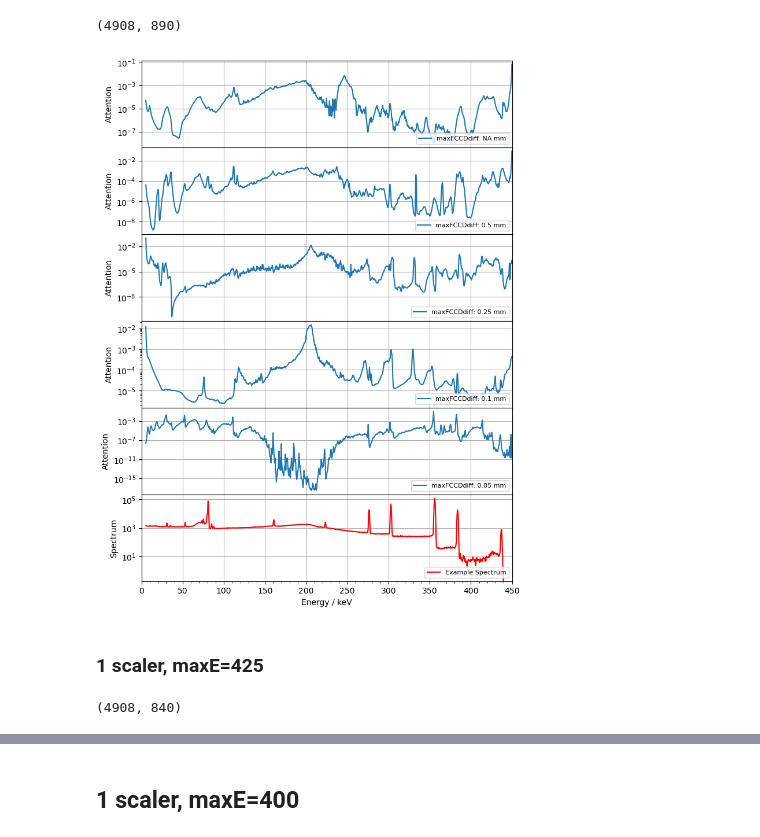
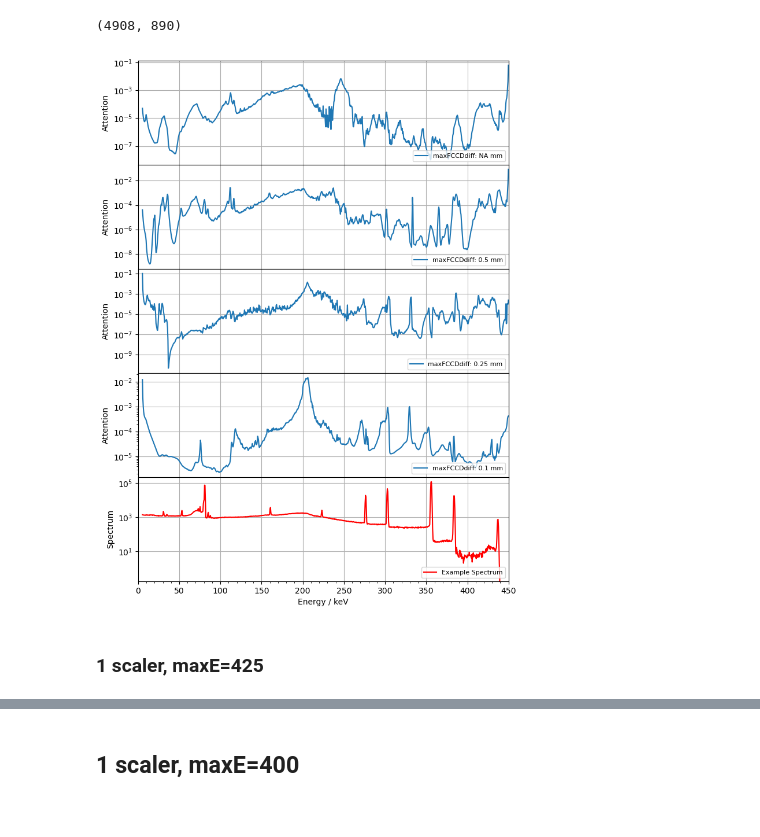
Before and after one commit to abialexander/RNN_DeadLayerFit, a Jupyter notebook: RNNperformance_RealData.ipynb, the cells around one changed output, grey strips where cells are left out. Saved outputs shown, nothing was run; the diff lists cells and outputs as text; code cells hidden in the pictures.

```diff
--- a/RNNperformance_RealData.ipynb
+++ b/RNNperformance_RealData.ipynb
@@ -142,19 +142,17 @@ train_loader, test_loader, dataset = load_data(BATCH_SIZE, size=dataset_size, pa
 # %% [output]
 (4908, 890)
 # %%
-maxFCCDdiff_list = ["NA", 0.5, 0.25, 0.1, 0.05]
-NUM_EPOCHS_list = [20,20,20,20, 20]
-compare_attention(maxFCCDdiff_list, NUM_EPOCHS_list, test_loader, RNN_ID_start="RNN_MC2DLF1")
+maxFCCDdiff_list = ["NA", 0.5, 0.25, 0.1]
+NUM_EPOCHS_list = [20,20,20,20]
+compare_attention(maxFCCDdiff_list, NUM_EPOCHS_list, test_loader, RNN_ID_start="RNN_MC2DLF1", savePlots=True)
 # %% [output]
-[figure, old version]
+[figure, new version]
 # %% [markdown]
 ### 1 scaler, maxE=425
 # %%
-#load full dataset - just need a spectrum for the attention plot
-dataset_size = 10000 #10000
-BATCH_SIZE = 4
-train_loader_maxE425, test_loader_maxE425, dataset_maxE425 = load_data(BATCH_SIZE, size=dataset_size,
-                                                                       path_MC2 = MC_PATH_FCCDonly, maxE=425)
+# #load full dataset - just need a spectrum for the attention plot
+# dataset_size = 10000 #10000
+# BATCH_SIZE = 4
+# train_loader_maxE425, test_loader_maxE425, dataset_maxE425 = load_data(BATCH_SIZE, size=dataset_size,
+#                                                                        path_MC2 = MC_PATH_FCCDonly, maxE=425)
-# %% [output]
-(4908, 840)
 # %%
```
Also changed, not shown: parts of 21 cells of this notebook, 34 other files.
